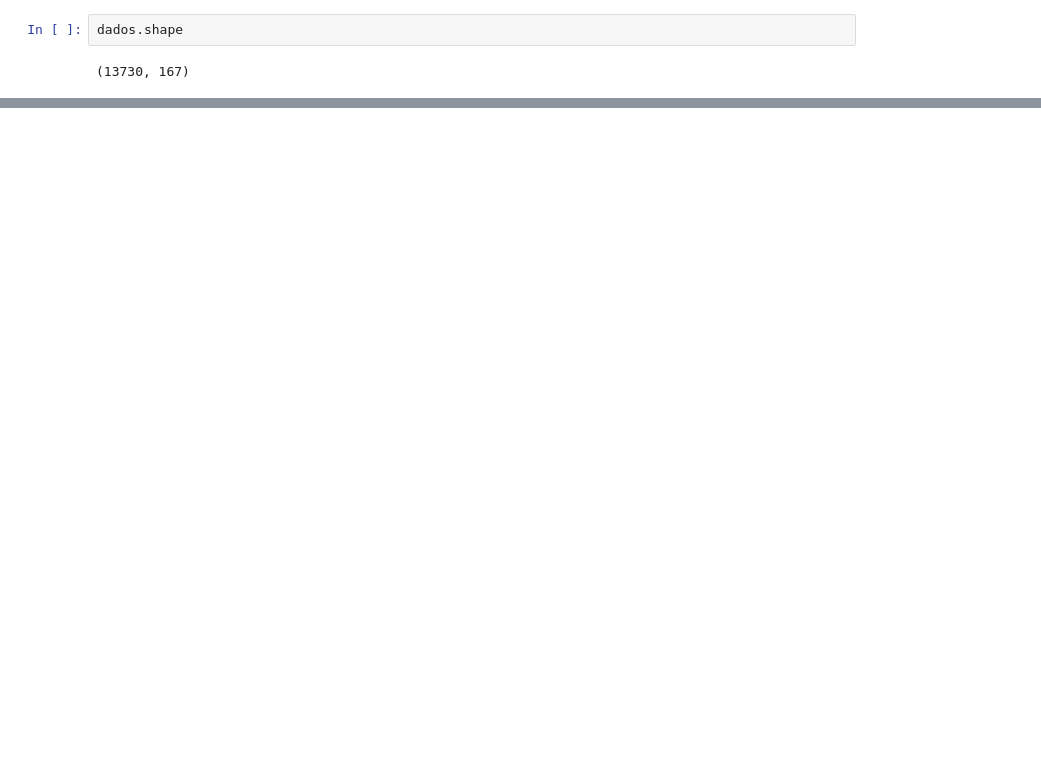
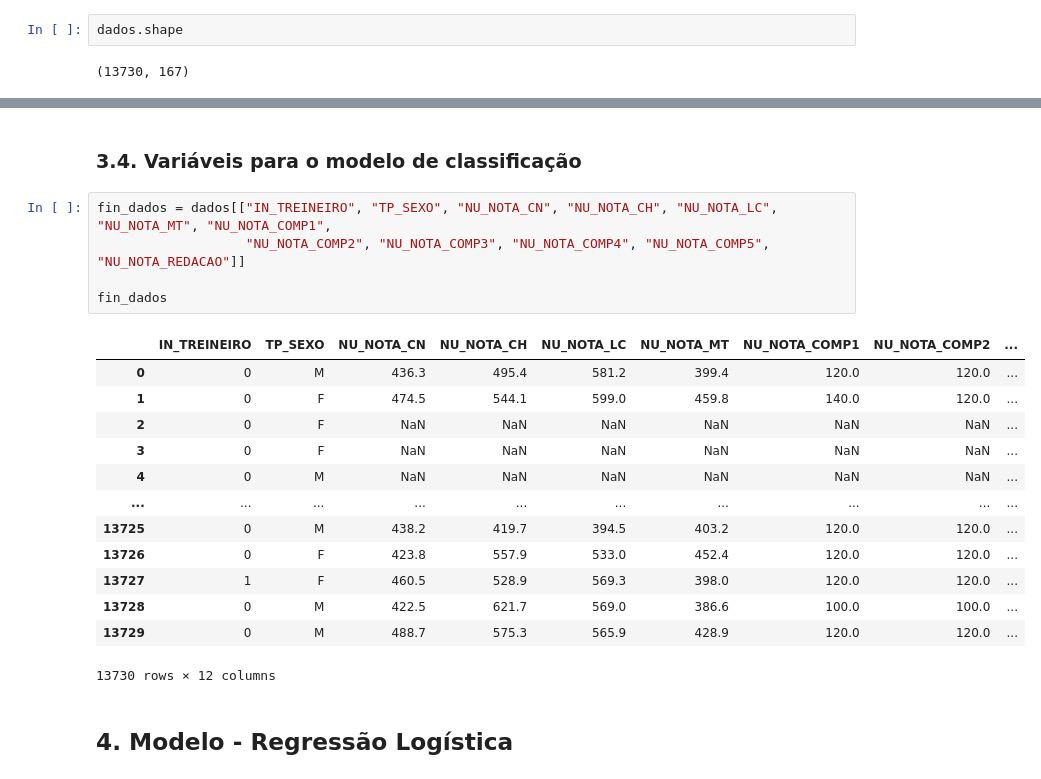
Before and after one commit to barbosarafael/DS_Avancado, a Jupyter notebook: 03Logistica_Gradiente/Logistica_e_Gradiente.ipynb, the cells around one changed output, grey strips where cells are left out. Saved outputs shown, nothing was run; the diff lists cells and outputs as text; blank space fills up the shorter version.

```diff
--- a/03Logistica_Gradiente/Logistica_e_Gradiente.ipynb
+++ b/03Logistica_Gradiente/Logistica_e_Gradiente.ipynb
@@ -101,0 +171,23 @@ dados.shape
+# %% [markdown]
+### 3.4. Variáveis para o modelo de classificação
+# %%
+fin_dados = dados[["IN_TREINEIRO", "TP_SEXO", "NU_NOTA_CN", "NU_NOTA_CH", "NU_NOTA_LC", "NU_NOTA_MT", "NU_NOTA_COMP1",
+                   "NU_NOTA_COMP2", "NU_NOTA_COMP3", "NU_NOTA_COMP4", "NU_NOTA_COMP5", "NU_NOTA_REDACAO"]]
+
+fin_dados
+# %% [output]
+|  | IN_TREINEIRO | TP_SEXO | NU_NOTA_CN | NU_NOTA_CH | NU_NOTA_LC | NU_NOTA_MT | NU_NOTA_COMP1 | NU_NOTA_COMP2 | ... |
+| 0 | 0 | M | 436.3 | 495.4 | 581.2 | 399.4 | 120.0 | 120.0 | ... |
+| 1 | 0 | F | 474.5 | 544.1 | 599.0 | 459.8 | 140.0 | 120.0 | ... |
+| 2 | 0 | F | NaN | NaN | NaN | NaN | NaN | NaN | ... |
+| 3 | 0 | F | NaN | NaN | NaN | NaN | NaN | NaN | ... |
+| 4 | 0 | M | NaN | NaN | NaN | NaN | NaN | NaN | ... |
+| ... | ... | ... | ... | ... | ... | ... | ... | ... | ... |
+| 13725 | 0 | M | 438.2 | 419.7 | 394.5 | 403.2 | 120.0 | 120.0 | ... |
+| 13726 | 0 | F | 423.8 | 557.9 | 533.0 | 452.4 | 120.0 | 120.0 | ... |
+| 13727 | 1 | F | 460.5 | 528.9 | 569.3 | 398.0 | 120.0 | 120.0 | ... |
+| 13728 | 0 | M | 422.5 | 621.7 | 569.0 | 386.6 | 100.0 | 100.0 | ... |
+| 13729 | 0 | M | 488.7 | 575.3 | 565.9 | 428.9 | 120.0 | 120.0 | ... |
+13730 rows × 12 columns
+# %% [markdown]
+## 4. Modelo - Regressão Logística
```
Also changed, not shown: parts of 14 cells of this notebook, 1 other file.
